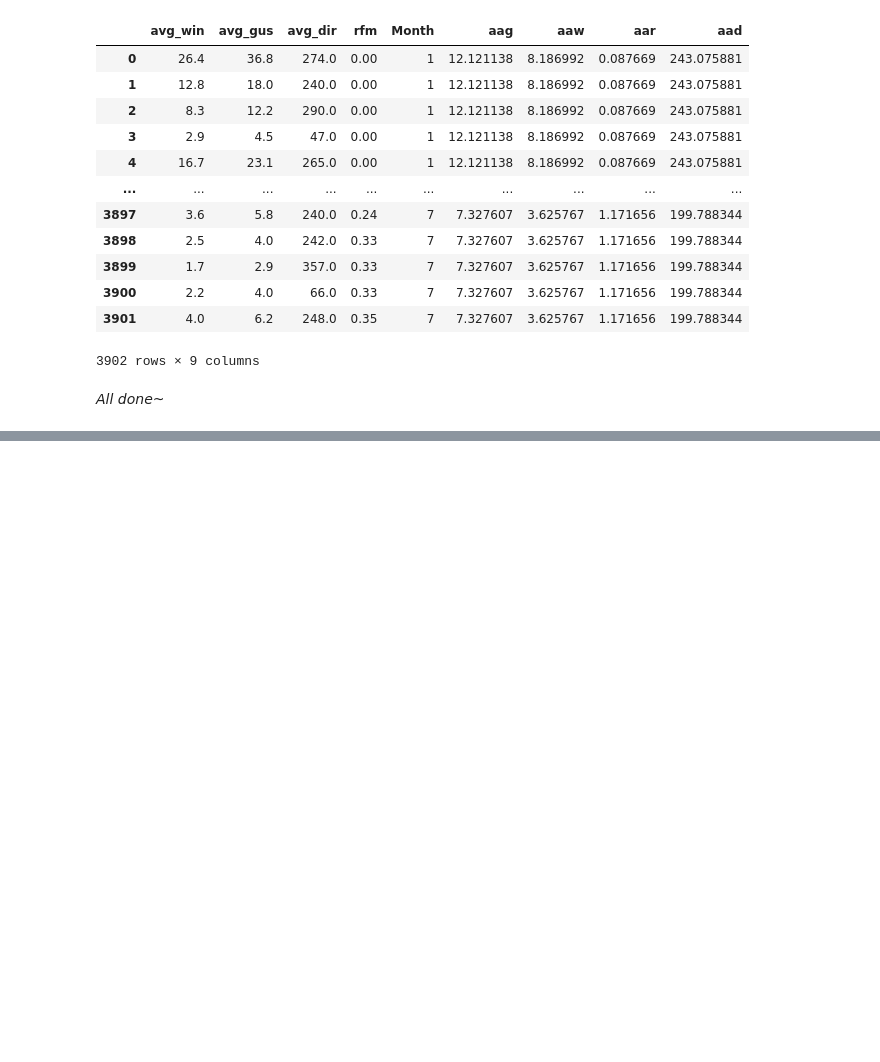
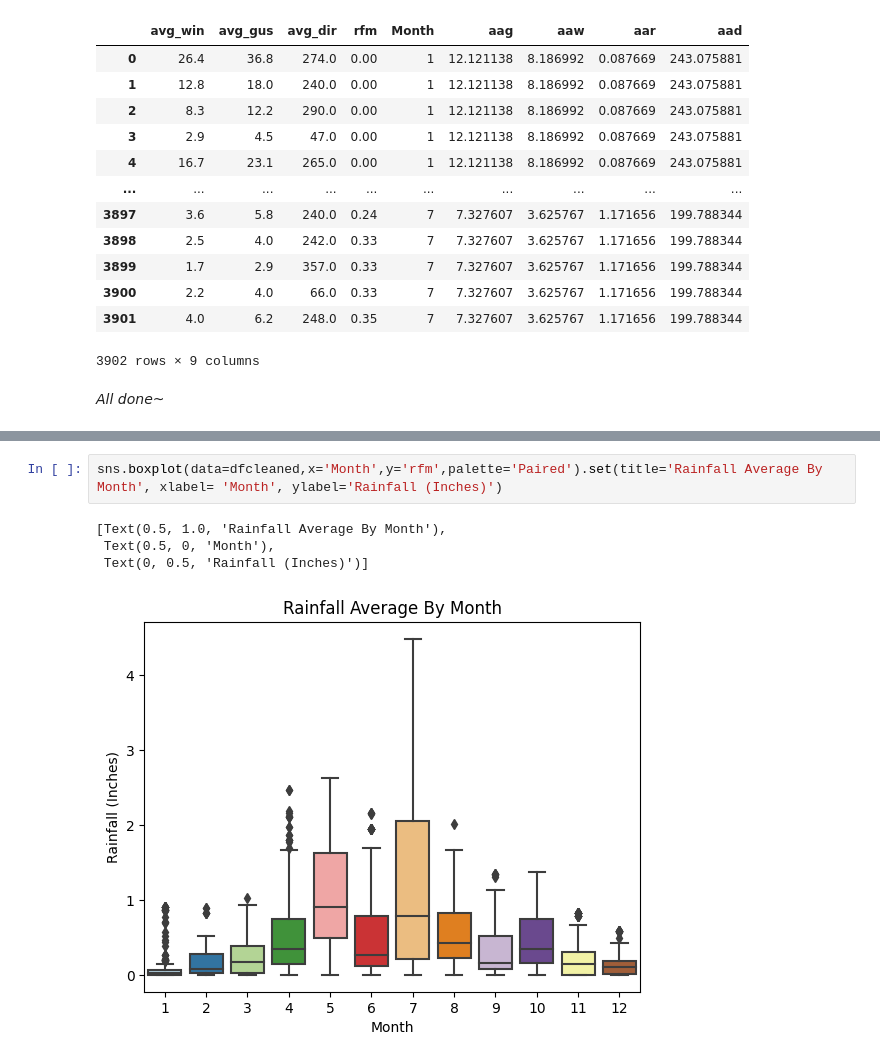
Before and after one commit to ubco-W2022T1-cosc301/project-group29, a Jupyter notebook: notebooks/analysis2.ipynb, the cells around one changed output, grey strips where cells are left out. Drawn from its saved outputs; the diff is of its cells as text; blank space fills up the shorter version.

```diff
--- a/notebooks/analysis2.ipynb
+++ b/notebooks/analysis2.ipynb
@@ -235,0 +295,7 @@ df_3
+# %%
+sns.boxplot(data=dfcleaned,x='Month',y='rfm',palette='Paired').set(title='Rainfall Average By Month', xlabel= 'Month', ylabel='Rainfall (Inches)')
+# %% [output]
+[Text(0.5, 1.0, 'Rainfall Average By Month'),
+ Text(0.5, 0, 'Month'),
+ Text(0, 0.5, 'Rainfall (Inches)')]
+[figure, added]
```
Also changed, not shown: parts of 26 cells of this notebook, 1 other file.
